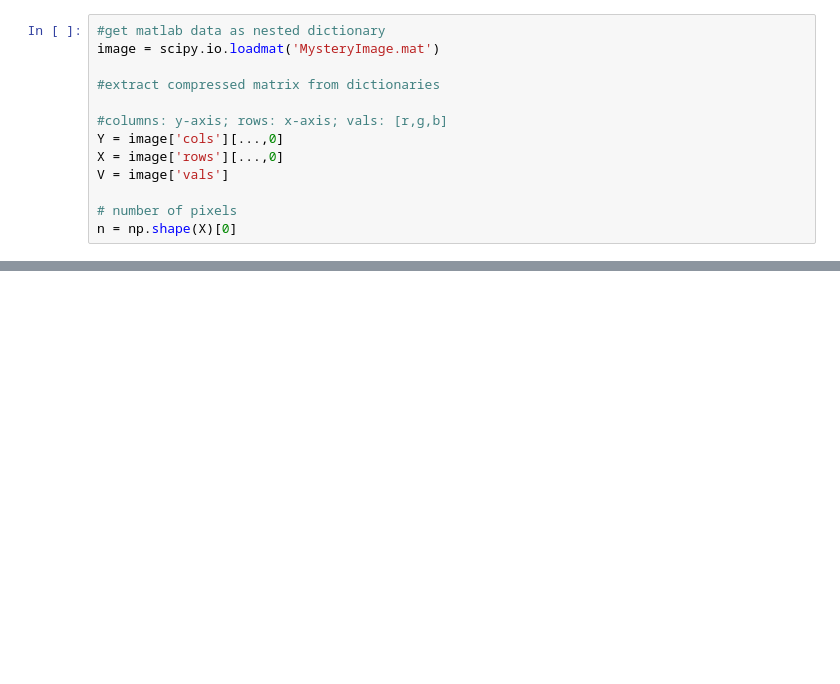
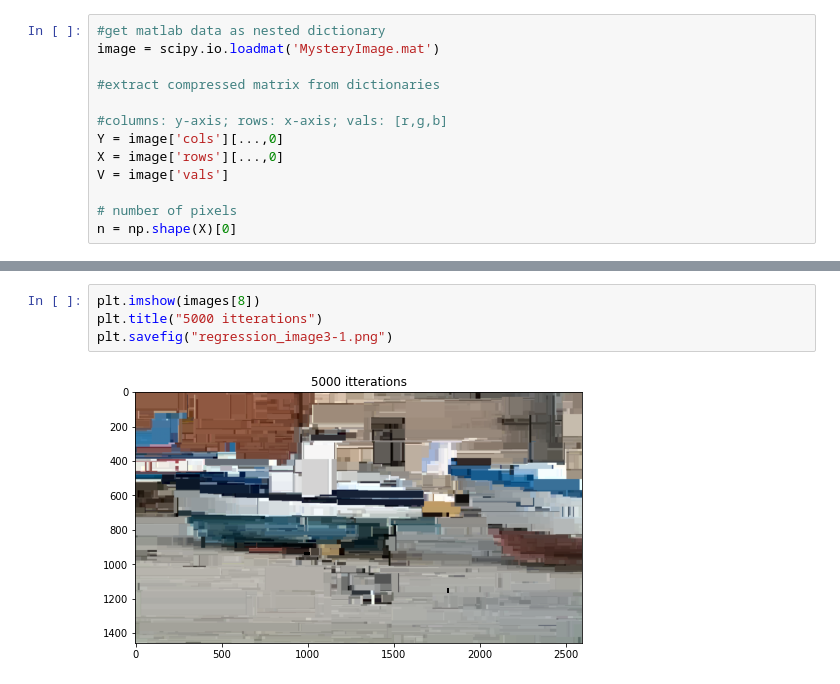
Before and after one commit to zachleclaire6561/Data-Mining-Algorithms, a Jupyter notebook: Tree-Regression/regression-3.ipynb, the cells around one changed output, grey strips where cells are left out. Cells and saved outputs as stored; diff of their text form; blank space fills up the shorter version.

```diff
--- a/Tree-Regression/regression-3.ipynb
+++ b/Tree-Regression/regression-3.ipynb
@@ -233,0 +223,6 @@ print(q)
+# %%
+plt.imshow(images[8])
+plt.title("5000 itterations")
+plt.savefig("regression_image3-1.png")
+# %% [output]
+[figure, added]
```
Also changed, not shown: parts of 6 cells of this notebook, 12 other files.
